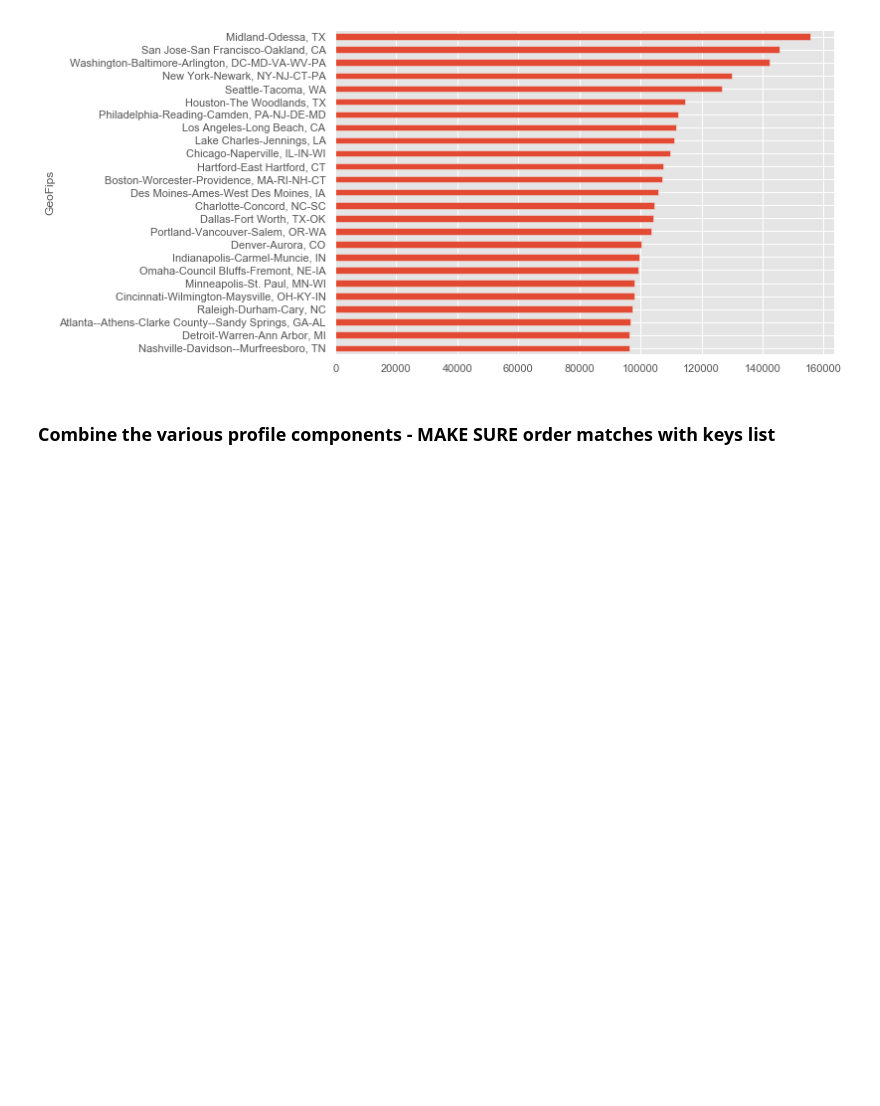
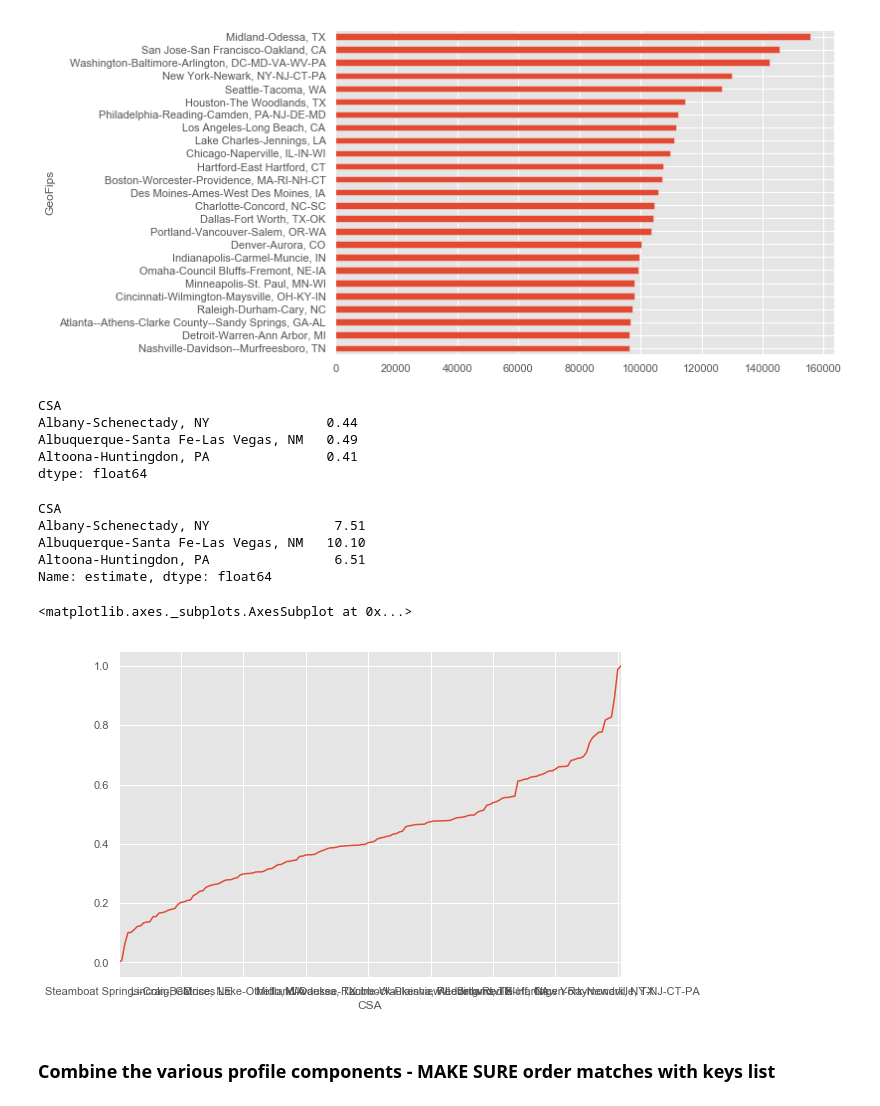
Before and after one commit to BayAreaMetro/regional-housing-needs-assessment, a Jupyter notebook: consultation/Comparable regions for RHNA using PUMS 2018 national.ipynb, the cells around one changed output. Saved outputs shown, nothing was run; the diff lists cells and outputs as text; code cells hidden in the pictures; blank space fills up the shorter version.

```diff
--- a/consultation/Comparable regions for RHNA using PUMS 2018 national.ipynb
+++ b/consultation/Comparable regions for RHNA using PUMS 2018 national.ipynb
@@ -1352,18 +1364,4 @@ households['FMR_CODE']=households.STPUMA.map(stpuma_x_fmrcode)
 # %%
-mtcbins = [30000,60000,100000,np.inf]
-persbins=[10000,25000,50000,100000,np.inf]
-label_formatter(mtcbins)
-finer_bins = [20000,35000,50000,75000,100000,150000,200000,np.inf]
-coarse_bins = [50000,100000,200000,np.inf]
-rent_bins = [0,200,500,750,1000,1500,np.inf]
-label_formatter(persbins,currency=True)
-
-mtcbins = [30000,60000,100000,np.inf]
-label_formatter(mtcbins)
-finer_bins = [0,20000,35000,50000,75000,100000,150000,200000,np.inf]
-
-households['inc_cat_mtc_int']=pd.cut(households.HINCP,mtcbins,labels=map(lambda x: 'q%s'%x,range(1,5)) )
-households['inc_cat_mtc']=pd.cut(households.HINCP.fillna(0),mtcbins,labels=label_formatter(mtcbins) )
 households['inc_cat_fine']=pd.cut(households.HINCP.fillna(0),finer_bins,labels=label_formatter(finer_bins,currency=True))
 households['inc_cat_fine']=households['inc_cat_fine']#.cat.add_categories('NA')
 households['inc_cat_fine']=households['inc_cat_fine'].cat.reorder_categories(label_formatter(finer_bins,currency=True))
@@ -1444,15 +1436,3 @@ households['yr_blt']=households.YBL.map(ybl_value_map['YBL'])
-# %%
-persons['occ_2']= persons['SOCP'].apply(lambda x: str(x)[:2])
-persons['occ_2']=persons.occ_2.replace('na',np.nan)
-persons['occ_desc']=persons['occ_2'].map(socmap)
-
-persons['occ_is_professional']=persons.occ_desc.str.contains('management|archit|legal|computer|social scienc')#.map({True:1,False:0})
-persons['occ_is_pdr']=persons.occ_desc.str.contains('building and grounds|installat|production')#.map({True:1,False:0})
-persons['occ_is_service']=persons.occ_desc.str.contains('support occ|social ser|personal care')#.map({True:1,False:0})
-
-persons['ind_is_professional']=persons.naics_acs.str.contains('Profess|Finan')#.map({True:1,False:0})
-persons['ind_is_pdr']=persons.naics_acs.str.contains('Transport|Manuf|Wholesa')#.map({True:1,False:0})
-persons['ind_is_service']=persons.naics_acs.str.contains('Arts|accomm|Educ')#.map({True:1,False:0})
 # %%
 ## add race / ethnicity
 persons['race_remi']=persons.RAC1P.map(remirace_value_map['RAC1P'])
@@ -1738,6 +1758,34 @@ csasummary_race=persons.groupby(['CSA','rac_ethn_remi']).PWGTP.sum().groupby(lev
 ## hhincome
 
 csasummary_hhinc=households.groupby(['CSA','inc_cat_coarse']).WGTP.sum().groupby(level=0).apply(pct)
+# %%
+csasummary_gini=households[households.HINCP.notnull()].groupby(['CSA']).apply(gini_df,val='HINCP',w='WGTP')#.unstack(1)#.plot(title='GINI Coefficient, by county')
+csasummary_gini.head(3)
+# %% [output]
+CSA
+Albany-Schenectady, NY               0.44
+Albuquerque-Santa Fe-Las Vegas, NM   0.49
+Altoona-Huntingdon, PA               0.41
+dtype: float64
+# %%
+## 95th percentile to 20th percentile ratios
+csasummary_pct_95_20 = households.groupby('CSA').apply(group_median_SE_w_ratio,var='HINCP',percentile=[20,95],weight='WGTP').estimate
+csasummary_pct_95_20.head(3)
+# %% [output]
+CSA
+Albany-Schenectady, NY                7.51
+Albuquerque-Santa Fe-Las Vegas, NM   10.10
+Altoona-Huntingdon, PA                6.51
+Name: estimate, dtype: float64
+# %%
+csasummary_pct_95_20_df=csasummary_pct_95_20.reset_index()
+csasummary_pct_95_20_df['US']='us'
+csasummary_pct_95_20_df['estim_scaled']=csasummary_pct_95_20_df.groupby('US').estimate.apply(rescale,new_range_low=0,new_range_hi=1)
+csasummary_pct_95_20_scl=csasummary_pct_95_20_df.set_index('CSA').estim_scaled
+csasummary_pct_95_20_scl.sort_values().plot()
+# %% [output]
+<matplotlib.axes._subplots.AxesSubplot at 0x...>
+[figure, added]
 # %%
 ## LFPR
 
```
Also changed, not shown: parts of 54 cells of this notebook.
